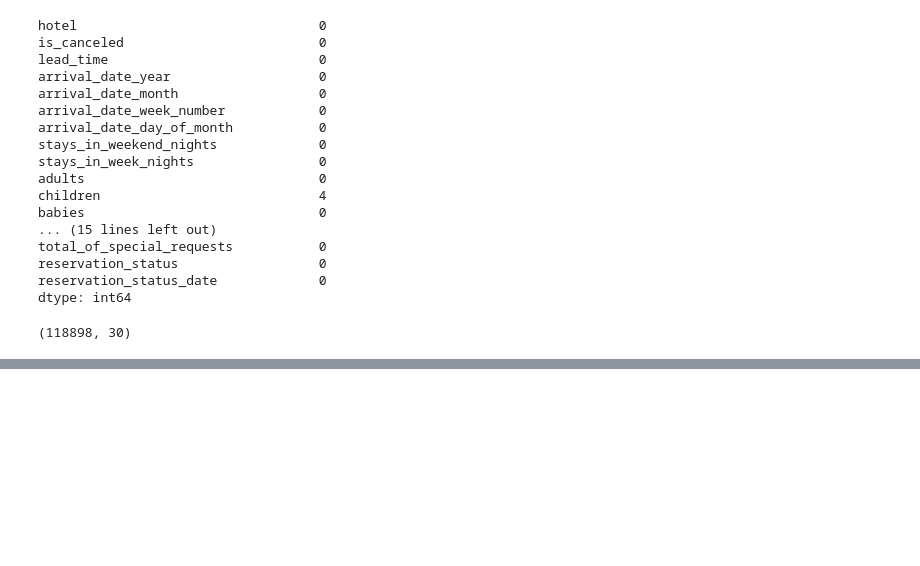
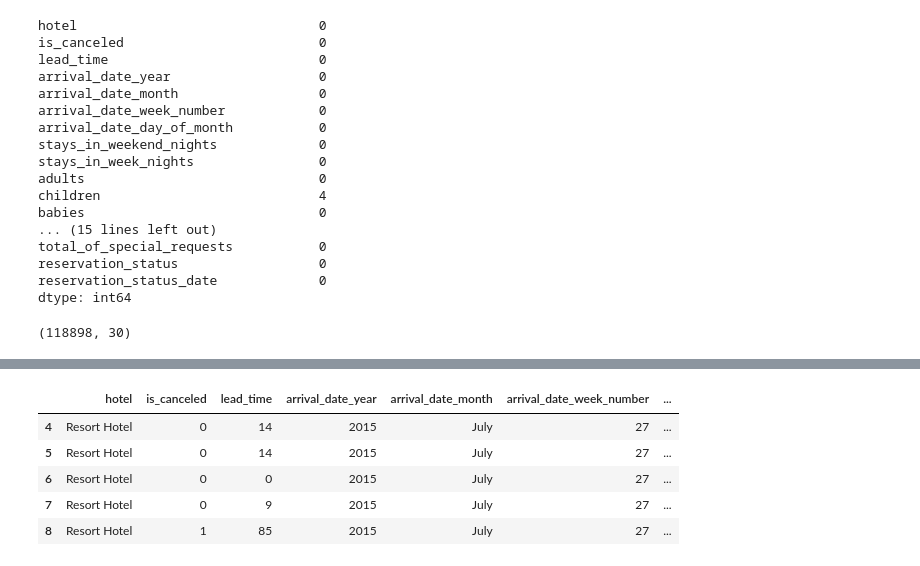
Before and after one commit to kamya11/Hotel-Booking-EDA, a Jupyter notebook: Hotel_Booking_EDA.ipynb, the cells around one changed output, grey strips where cells are left out. Cells and saved outputs as stored; diff of their text form; code cells hidden in the pictures; blank space fills up the shorter version.

```diff
--- a/Hotel_Booking_EDA.ipynb
+++ b/Hotel_Booking_EDA.ipynb
@@ -152,0 +165,11 @@ data.shape
+# %%
+# Removing outliers with IQR
+
+q1 = data.quantile(0.25)
+q3 = data.quantile(0.75)
+IQR = q3 - q1
+print("\nInterquartileRange=\n", IQR)
+
+
+data = data[~((data < (q1 - 1.5* IQR)) | (data > (q3 + 1.5 * IQR))).any(axis=1)]
+data.shape
@@ -152,0 +198,9 @@ data.shape
+# %%
+data.head(5) # data without outliers
+# %% [output]
+|  | hotel | is_canceled | lead_time | arrival_date_year | arrival_date_month | arrival_date_week_number | ... |
+| 4 | Resort Hotel | 0 | 14 | 2015 | July | 27 | ... |
+| 5 | Resort Hotel | 0 | 14 | 2015 | July | 27 | ... |
+| 6 | Resort Hotel | 0 | 0 | 2015 | July | 27 | ... |
+| 7 | Resort Hotel | 0 | 9 | 2015 | July | 27 | ... |
+| 8 | Resort Hotel | 1 | 85 | 2015 | July | 27 | ... |
```
Also changed, not shown: parts of 5 cells of this notebook.
